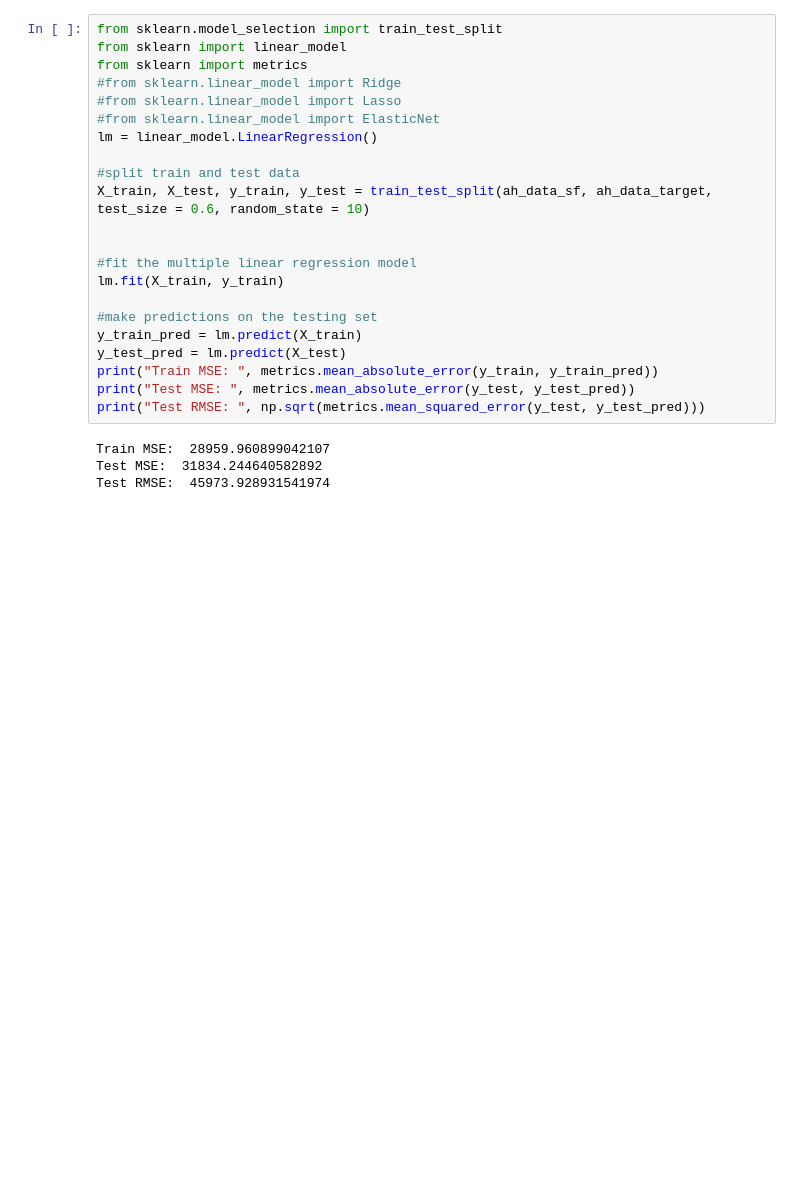
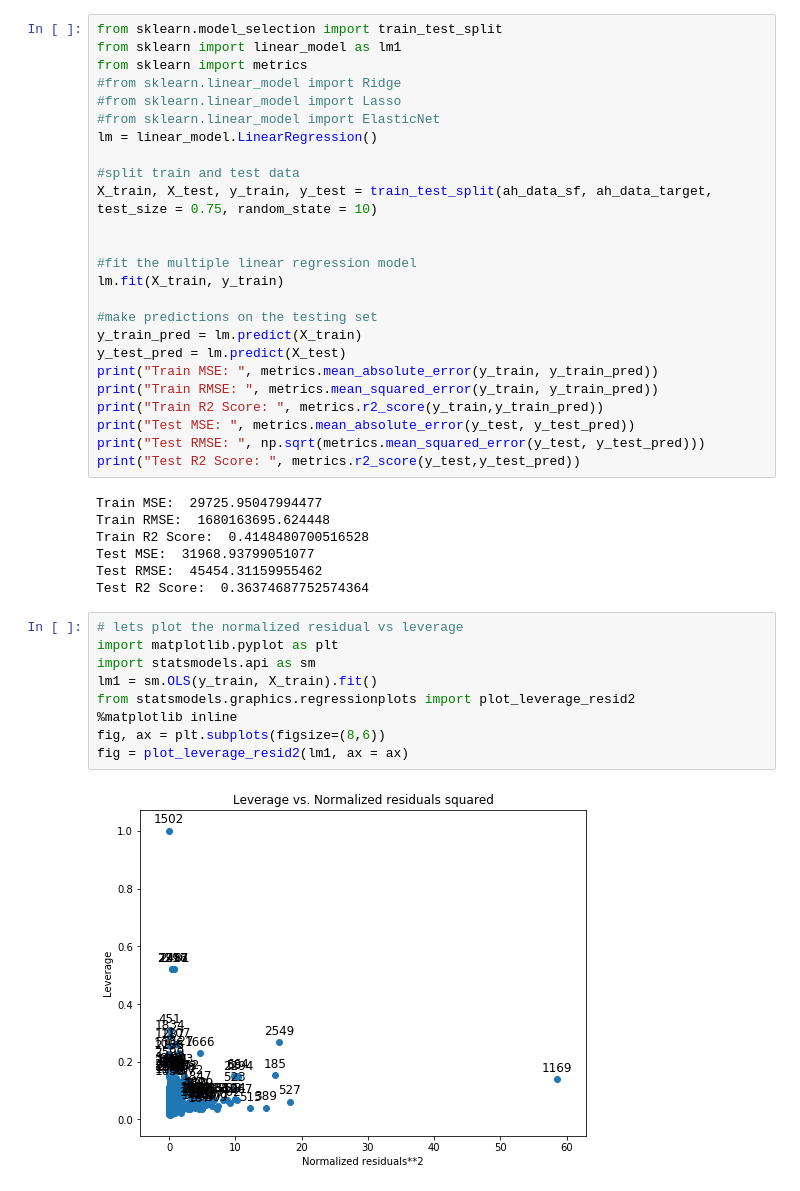
Before and after one commit to KetanThakare/Ames-house-price-predictor, a Jupyter notebook: Modeling & Evaluation.ipynb, the cells around one changed output. Saved outputs shown, nothing was run; the diff lists cells and outputs as text; blank space fills up the shorter version.

Commit message:
Modelling done with Regression Diagnosis

```diff
--- a/Modeling & Evaluation.ipynb
+++ b/Modeling & Evaluation.ipynb
@@ -24,6 +74,6 @@ ah_data_sf = pd.get_dummies(ah_data_sf)
 # %%
 from sklearn.model_selection import train_test_split
-from sklearn import linear_model
+from sklearn import linear_model as lm1
 from sklearn import metrics
 #from sklearn.linear_model import Ridge
 #from sklearn.linear_model import Lasso
@@ -31,7 +81,7 @@ from sklearn import metrics
 lm = linear_model.LinearRegression()
 
 #split train and test data
-X_train, X_test, y_train, y_test = train_test_split(ah_data_sf, ah_data_target, test_size = 0.6, random_state = 10)
+X_train, X_test, y_train, y_test = train_test_split(ah_data_sf, ah_data_target, test_size = 0.75, random_state = 10)
 
 
 #fit the multiple linear regression model
@@ -41,9 +91,26 @@ lm.fit(X_train, y_train)
 y_train_pred = lm.predict(X_train)
 y_test_pred = lm.predict(X_test)
 print("Train MSE: ", metrics.mean_absolute_error(y_train, y_train_pred))
+print("Train RMSE: ", metrics.mean_squared_error(y_train, y_train_pred))
+print("Train R2 Score: ", metrics.r2_score(y_train,y_train_pred))
 print("Test MSE: ", metrics.mean_absolute_error(y_test, y_test_pred))
 print("Test RMSE: ", np.sqrt(metrics.mean_squared_error(y_test, y_test_pred)))
+print("Test R2 Score: ", metrics.r2_score(y_test,y_test_pred))
 # %% [output]
-Train MSE:  28959.960899042107
-Test MSE:  31834.244640582892
-Test RMSE:  45973.928931541974
+Train MSE:  29725.95047994477
+Train RMSE:  1680163695.624448
+Train R2 Score:  0.4148480700516528
+Test MSE:  31968.93799051077
+Test RMSE:  45454.31159955462
+Test R2 Score:  0.36374687752574364
+# %%
+# lets plot the normalized residual vs leverage
+import matplotlib.pyplot as plt
+import statsmodels.api as sm
+lm1 = sm.OLS(y_train, X_train).fit()
+from statsmodels.graphics.regressionplots import plot_leverage_resid2
+%matplotlib inline
+fig, ax = plt.subplots(figsize=(8,6))
+fig = plot_leverage_resid2(lm1, ax = ax)
+# %% [output]
+[figure, added]
```
Also changed, not shown: parts of 9 cells of this notebook.
